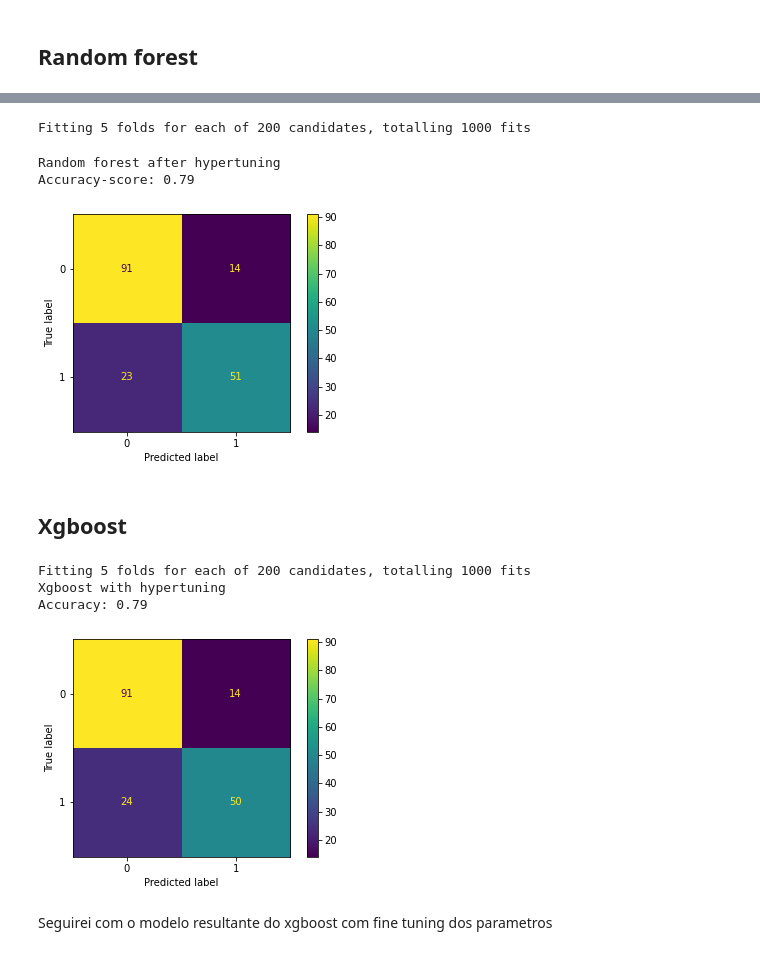
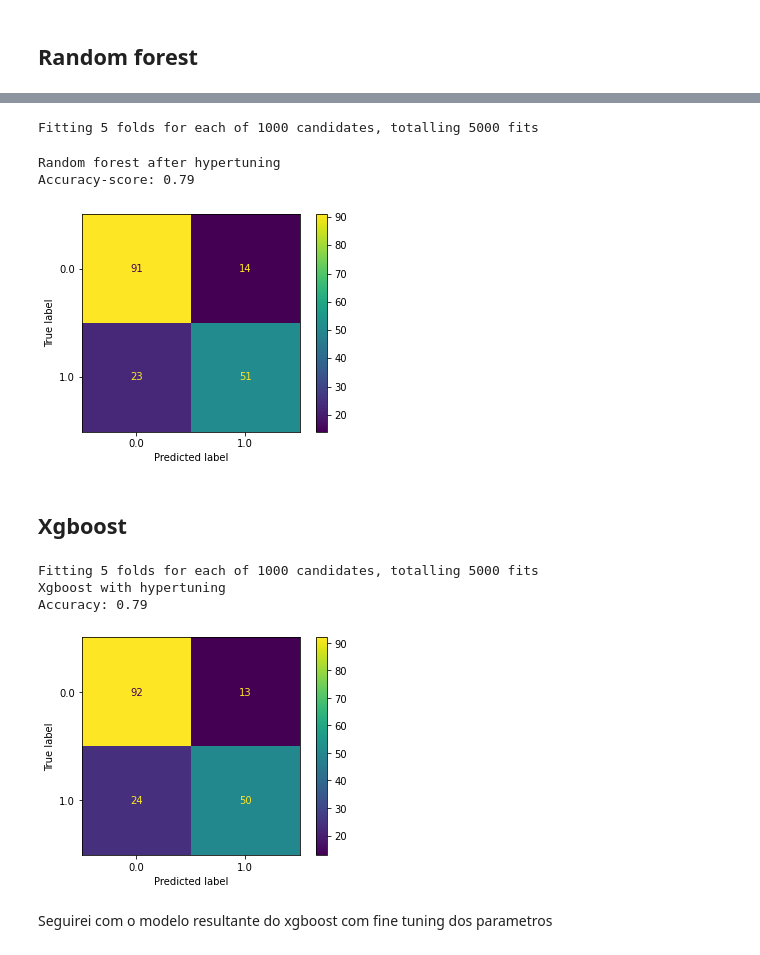
Before and after one commit to henriqueLD/CompetitionsKaggle, a Jupyter notebook: Titanic/pipeline.ipynb, the cells around one changed output, grey strips where cells are left out. Drawn from its saved outputs; the diff is of its cells as text; code cells hidden in the pictures.

```diff
--- a/Titanic/pipeline.ipynb
+++ b/Titanic/pipeline.ipynb
@@ -248,7 +239,22 @@ train_df.head()
-# %%
-# filling null values on enbarked
-train_df['Embarked'] = train_df['Embarked'].fillna('S')
-
-# encoding
-train_df['Embarked'] = train_df['Embarked'].map({'S': 0, 'Q': 1, 'C': 2}).astype(int)
-test_df['Embarked'] = test_df['Embarked'].map({'S': 0, 'Q': 1, 'C': 2}).astype(int)
+# %%
+# one hot encoding Pclass, Embarked an Title
+transformer = make_column_transformer(
+    (OneHotEncoder(),
+    ['Pclass', 'Embarked', 'Title']),
+    remainder='passthrough',
+    verbose_feature_names_out = False)
+
+transformed = transformer.fit_transform(train_df)
+
+train_df = pd.DataFrame(
+    transformed,
+    columns=transformer.get_feature_names_out()
+)
+
+transformed = transformer.fit_transform(test_df)
+test_df = pd.DataFrame(
+    transformed,
+    columns=transformer.get_feature_names_out()
+)
+
+train_df.head()
@@ -305,12 +318,20 @@ from sklearn.linear_model import LogisticRegression
 from sklearn.ensemble import RandomForestClassifier
 # %%
 train_scale = StandardScaler().fit_transform(train_df.drop(["Survived", "PassengerId"], axis = 1))
-train_df_scale = pd.DataFrame(train_scale, columns = ['Pclass','Sex','Age','Fare','Embarked','Title','Married','Alone'])
+train_df_scale = pd.DataFrame(train_scale, columns = ['Pclass_1', 'Pclass_2', 'Pclass_3',
+                                                    'Sex','Age','Fare',
+                                                    'Embarked_C','Embarked_Q','Embarked_S',
+                                                    'Title_Dr/Military/Noble/Clergy','Title_Master','Title_Miss/Mrs/Ms',
+                                                    'Title_Mr','Married','Alone'])
 train_df_scale['Survived'] = train_df['Survived']
 train_df_scale
 
 test_scale = StandardScaler().fit_transform(test_df.drop(["PassengerId"], axis = 1))
-test_df_scale = pd.DataFrame(test_scale, columns = ['Pclass','Sex','Age','Fare','Embarked','Title','Married','Alone'])
+test_df_scale = pd.DataFrame(test_scale, columns = ['Pclass_1', 'Pclass_2', 'Pclass_3',
+                                                    'Sex','Age','Fare',
+                                                    'Embarked_C','Embarked_Q','Embarked_S',
+                                                    'Title_Dr/Military/Noble/Clergy','Title_Master','Title_Miss/Mrs/Ms',
+                                                    'Title_Mr','Married','Alone'])
 test_df_scale['PassengerId'] = test_df['PassengerId']
 test_df_scale
 # %% [output]
@@ -421,7 +442,7 @@ random_grid = {'n_estimators': n_estimators,
 
 m_rf_tuned = RandomForestClassifier()
 
-rf_random = RandomizedSearchCV(estimator = m_rf_tuned, scoring='accuracy', param_distributions = random_grid, n_iter = 200, cv = 5, verbose=2, random_state=42, n_jobs = -1)
+rf_random = RandomizedSearchCV(estimator = m_rf_tuned, scoring='accuracy', param_distributions = random_grid, n_iter = 1000, cv = 5, verbose=2, random_state=42, n_jobs = -1)
 rf_random.fit(x_train, y_train)
 
 pred_rf_tuned = rf_random.predict(x_validation)
@@ -432,36 +453,36 @@ disp = ConfusionMatrixDisplay(confusion_matrix=cm,
 disp.plot()
 print("Random forest after hypertuning\nAccuracy-score:", round(accuracy_score(y_validation, pred_rf_tuned), 2) )
 # %% [output]
-Fitting 5 folds for each of 200 candidates, totalling 1000 fits
+Fitting 5 folds for each of 1000 candidates, totalling 5000 fits
 Random forest after hypertuning
 Accuracy-score: 0.79
-[figure, old version]
+[figure, new version]
 # %% [markdown]
 ## Xgboost
 # %%
 m_xgb = xgb.XGBClassifier()
 
 random_grid = {'learning_rate': [0.05, 0.10, 0.15, 0.20, 0.25, 0.30],
                'max_depth': [3, 4, 5, 6, 8, 10, 12, 15],
                'min_child_weight': [1, 3, 5, 7],
                'gamma': [0.0, 0.1, 0.2 , 0.3, 0.4],
                'colsample_bytree': [0.3, 0.4, 0.5, 0.7]}
 
-xgb_random = RandomizedSearchCV(estimator = m_xgb, scoring='accuracy', param_distributions = random_grid, n_iter = 200, cv = 5, verbose=2, random_state=42, n_jobs = -1)
+xgb_random = RandomizedSearchCV(estimator = m_xgb, scoring='accuracy', param_distributions = random_grid, n_iter = 1000, cv = 5, verbose=2, random_state=42, n_jobs = -1)
 xgb_random.fit(x_train, y_train)
 
 pred_xgb_tuned = xgb_random.predict(x_validation)
 
 cm = confusion_matrix(y_validation, pred_xgb_tuned, labels=xgb_random.classes_)
 disp = ConfusionMatrixDisplay(confusion_matrix=cm,
                                display_labels=xgb_random.classes_)
 disp.plot()
 print("Xgboost with hypertuning\nAccuracy:", round(accuracy_score(y_validation, pred_xgb_tuned), 2) )
 # %% [output]
-Fitting 5 folds for each of 200 candidates, totalling 1000 fits
+Fitting 5 folds for each of 1000 candidates, totalling 5000 fits
 Xgboost with hypertuning
 Accuracy: 0.79
-[figure, old version]
+[figure, new version]
 # %% [markdown]
 
 Seguirei com o modelo resultante do xgboost com fine tuning dos parametros
```
Also changed, not shown: parts of 15 cells of this notebook, 1 other file.
